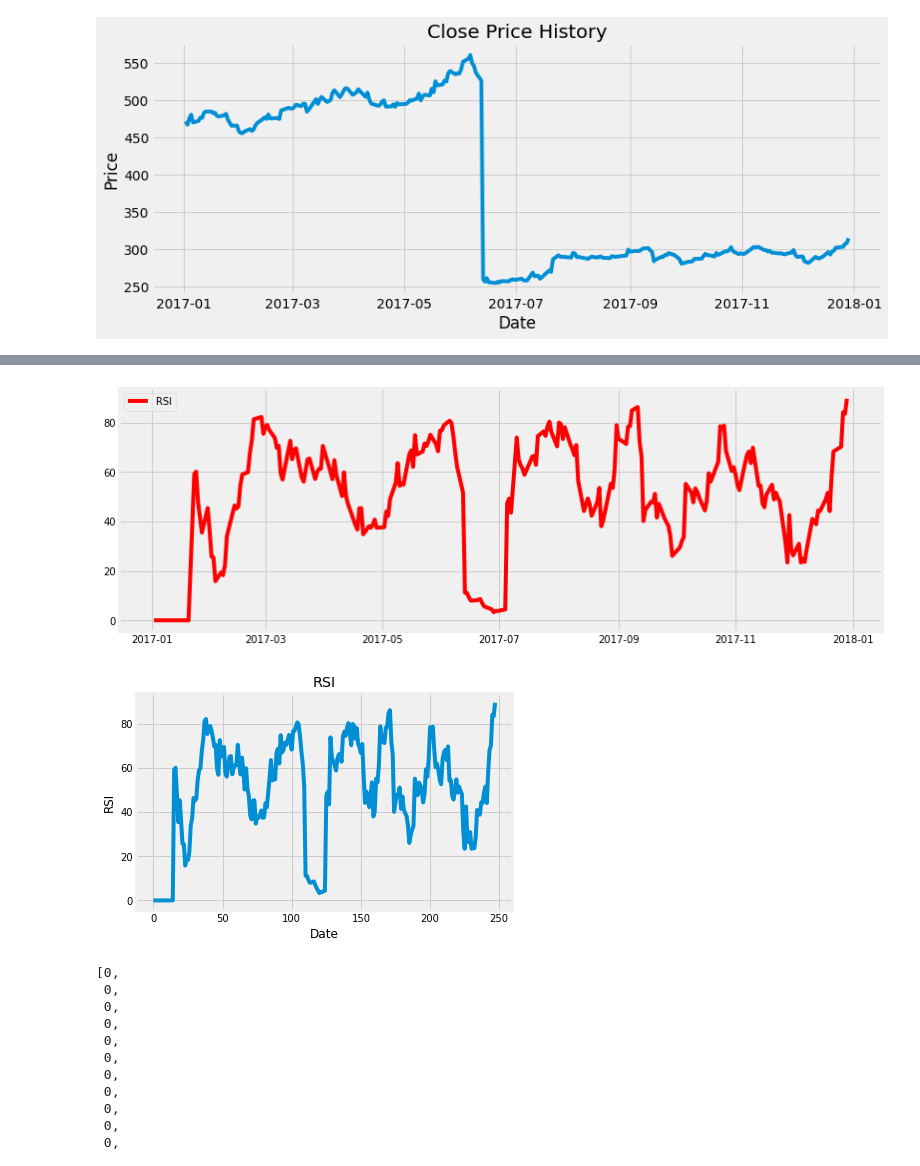
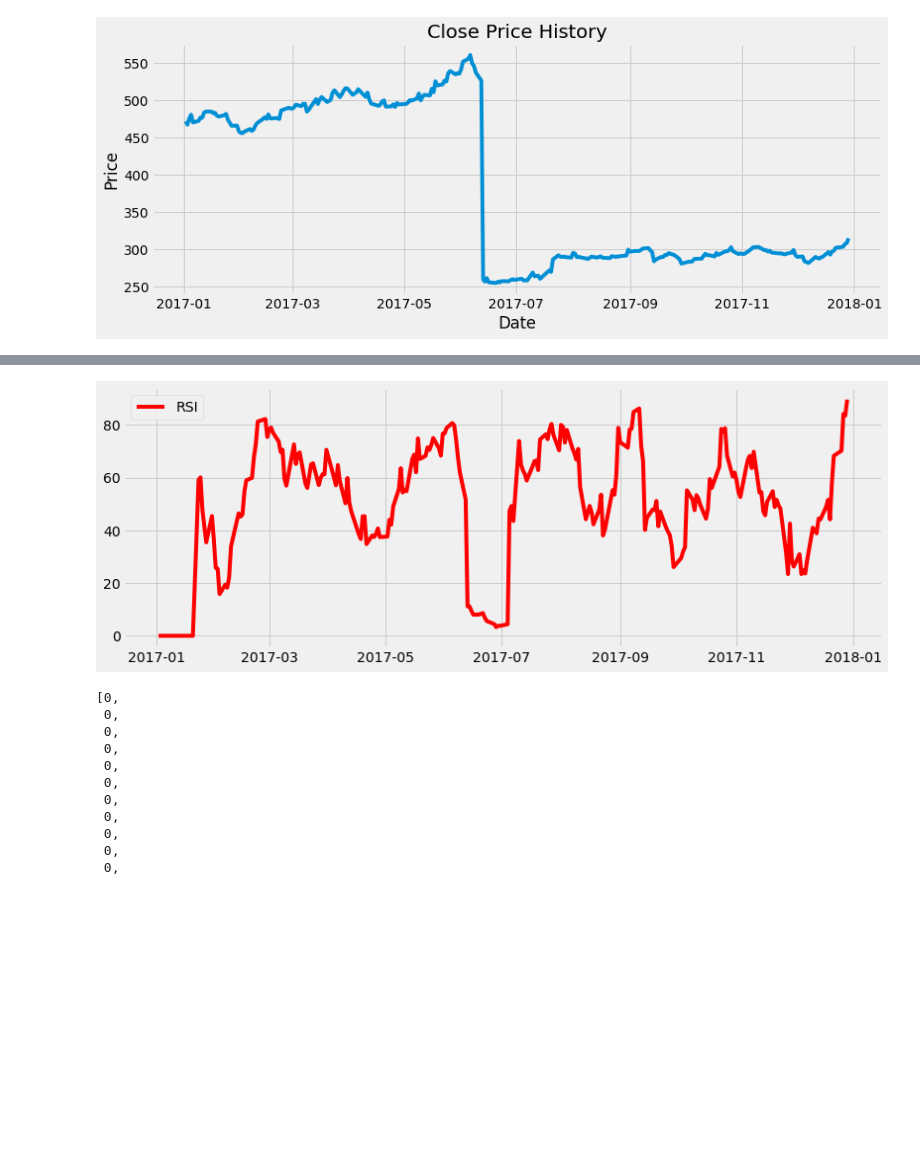
Before and after one commit to sanath8107/strategies, a Jupyter notebook: rsi.ipynb, the cells around one changed output, grey strips where cells are left out. Drawn from its saved outputs; the diff is of its cells as text; code cells hidden in the pictures; blank space fills up the shorter version.

```diff
--- a/rsi.ipynb
+++ b/rsi.ipynb
@@ -120,13 +112,11 @@ plt.show()
 # %%
 #plot rsi
-plt.plot(RSI, label='RSI')
-plt.title('RSI')
-plt.xlabel('Date')
-plt.ylabel('RSI')
+plt.figure(figsize=(12.2,4.5))
+plt.plot(df.index,RSI,label='RSI',color='red')
+plt.legend(loc='upper left')
 plt.show()
 # %% [output]
-[figure, old version]
+[figure, new version]
-[figure, removed]
 # %%
 RSI
 # %% [output]
```
Also changed, not shown: parts of 1 cell of this notebook.
